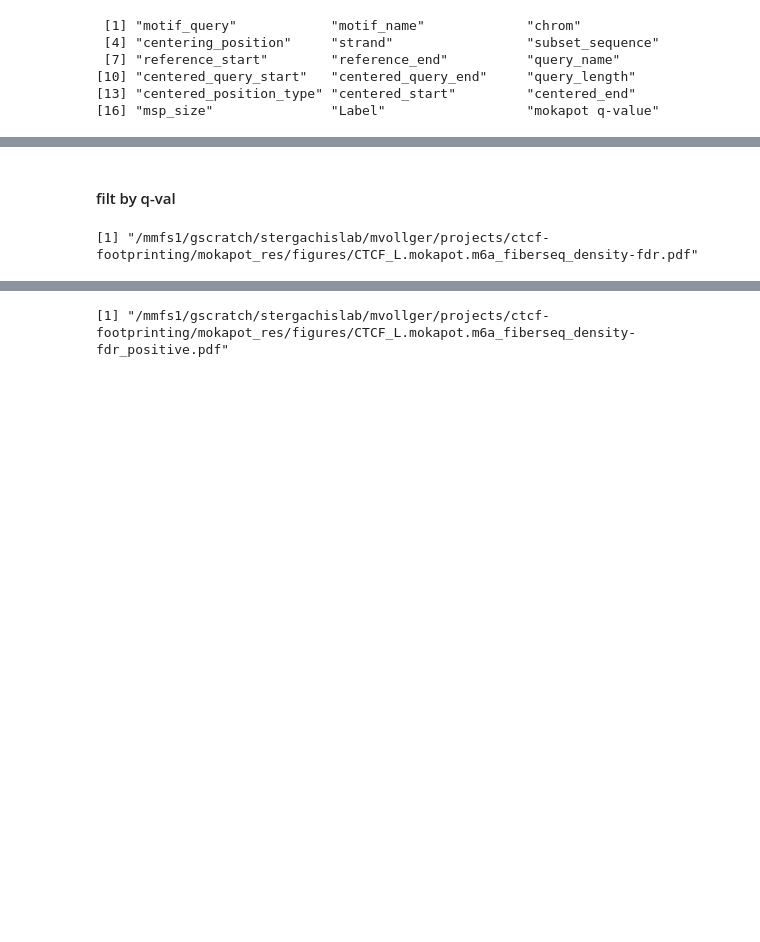
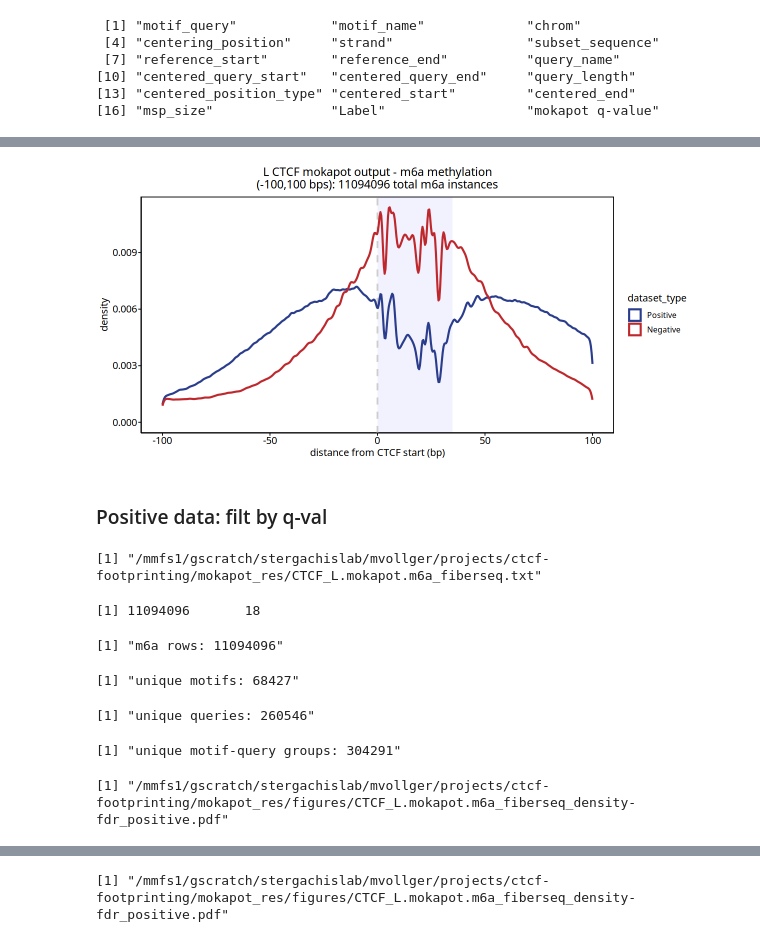
Before and after one commit to monikaperez/ctcf-footprinting, a Jupyter notebook: r_scripts/moka_density_plots.ipynb, the cells around one changed output, grey strips where cells are left out. Drawn from its saved outputs; the diff is of its cells as text; code cells hidden in the pictures; blank space fills up the shorter version.

```diff
--- a/r_scripts/moka_density_plots.ipynb
+++ b/r_scripts/moka_density_plots.ipynb
@@ -160,8 +160,8 @@ p <- ggplot(df_p, aes(x=centered_start, group=dataset_type)) +
     geom_vline(xintercept=0, color="#CECDCC", show.legend=FALSE, linetype="dashed", linewidth=1) +
     # density plot
     geom_density(aes(col=dataset_type), size=1.2, adjust=0.5) +
-    # blue, red
-    scale_color_manual(values=c("#2a3d8c", "#be282d")) +
+    # red, blue
+    scale_color_manual(values=c("#be282d", "#2a3d8c")) +
     scale_fill_discrete(name="Data type") +
 
     ggtitle(plot_title) +
@@ -183,8 +183,42 @@ if (save_pdf == TRUE) {
+[figure, added]
 # %% [markdown]
-#### filt by q-val
+### Positive data: filt by q-val
+# %%
+# set args
+motif_type <- "L"
+ctcf_dist <- c(-100,100)
+n_rows <- Inf
+
+# load set data file
+data_file_name <- sprintf("CTCF_%s.mokapot.m6a_fiberseq.txt", motif_type)
+data_file <- sprintf("%s/%s", data_folder, data_file_name)
+print(data_file)
+# %% [output]
+[1] "/mmfs1/gscratch/stergachislab/mvollger/projects/ctcf-footprinting/mokapot_res/CTCF_L.mokapot.m6a_fiberseq.txt"
+# %%
+# read table
+df <- fread(data_file, nrows=n_rows)
+dim(df)
+# %% [output]
+[1] 11094096       18
+# %%
+# filter centered_position_type for m6a
+df <- filter(df, centered_position_type == "m6a")
+sprintf("m6a rows: %s", dim(df)[1])
+# %% [output]
+[1] "m6a rows: 11094096"
+# %%
+# unique CTCF motifs, queries, & motif_queries
+sprintf("unique motifs: %s", length(unique(df$motif_name)))
+sprintf("unique queries: %s", length(unique(df$query_name)))
+sprintf("unique motif-query groups: %s", length(unique(df$motif_query)))
+# %% [output]
+[1] "unique motifs: 68427"
+[1] "unique queries: 260546"
+[1] "unique motif-query groups: 304291"
 # %%
 #------------ Set output file ------------
-output_file_name <- sprintf("CTCF_%s.mokapot.m6a_fiberseq_density-fdr.pdf", motif_type)
+output_file_name <- sprintf("CTCF_%s.mokapot.m6a_fiberseq_density-fdr_positive.pdf", motif_type)
 output_file <- sprintf("%s/%s", output_folder, output_file_name)
 print(output_file)
 
@@ -192,7 +226,7 @@ print(output_file)
 save_pdf <- TRUE
 pdf_dims <- c(10,5)
 # %% [output]
-[1] "/mmfs1/gscratch/stergachislab/mvollger/projects/ctcf-footprinting/mokapot_res/figures/CTCF_L.mokapot.m6a_fiberseq_density-fdr.pdf"
+[1] "/mmfs1/gscratch/stergachislab/mvollger/projects/ctcf-footprinting/mokapot_res/figures/CTCF_L.mokapot.m6a_fiberseq_density-fdr_positive.pdf"
 # %%
 # copy & filter/sort df
 df_p <- df
```
Also changed, not shown: parts of 16 cells of this notebook, 9 other files.
